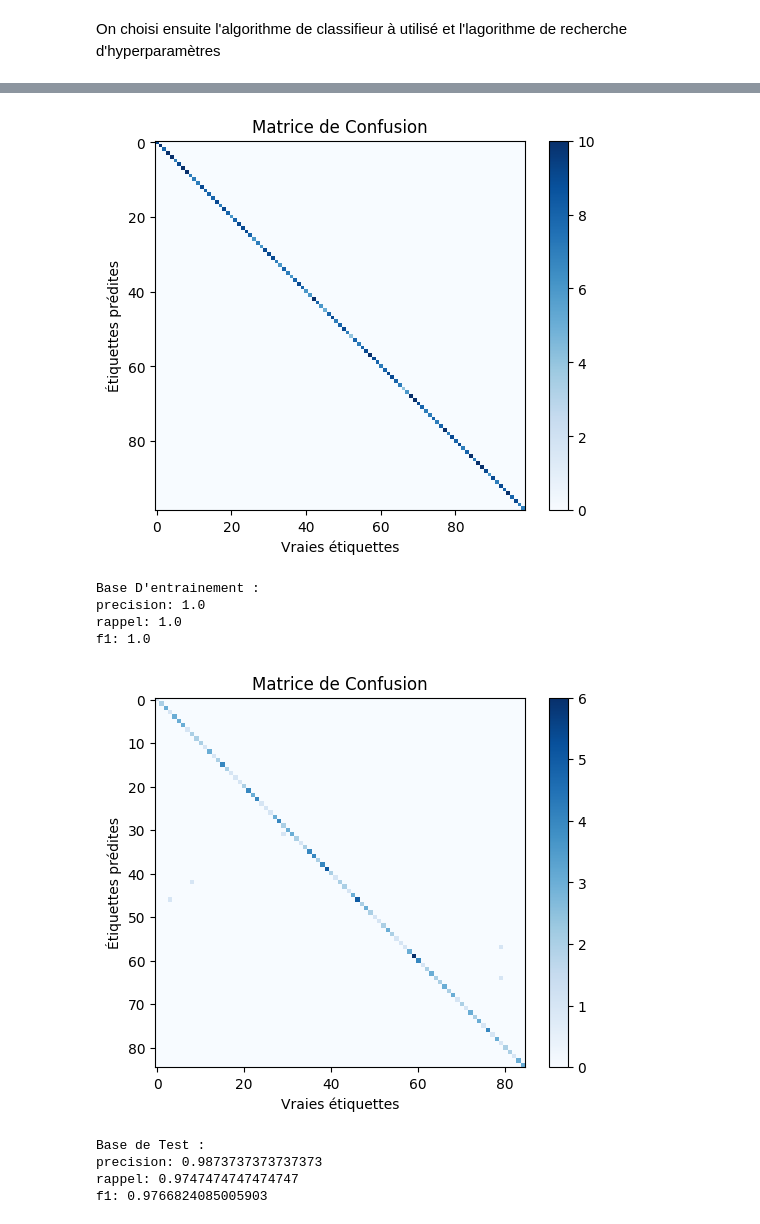
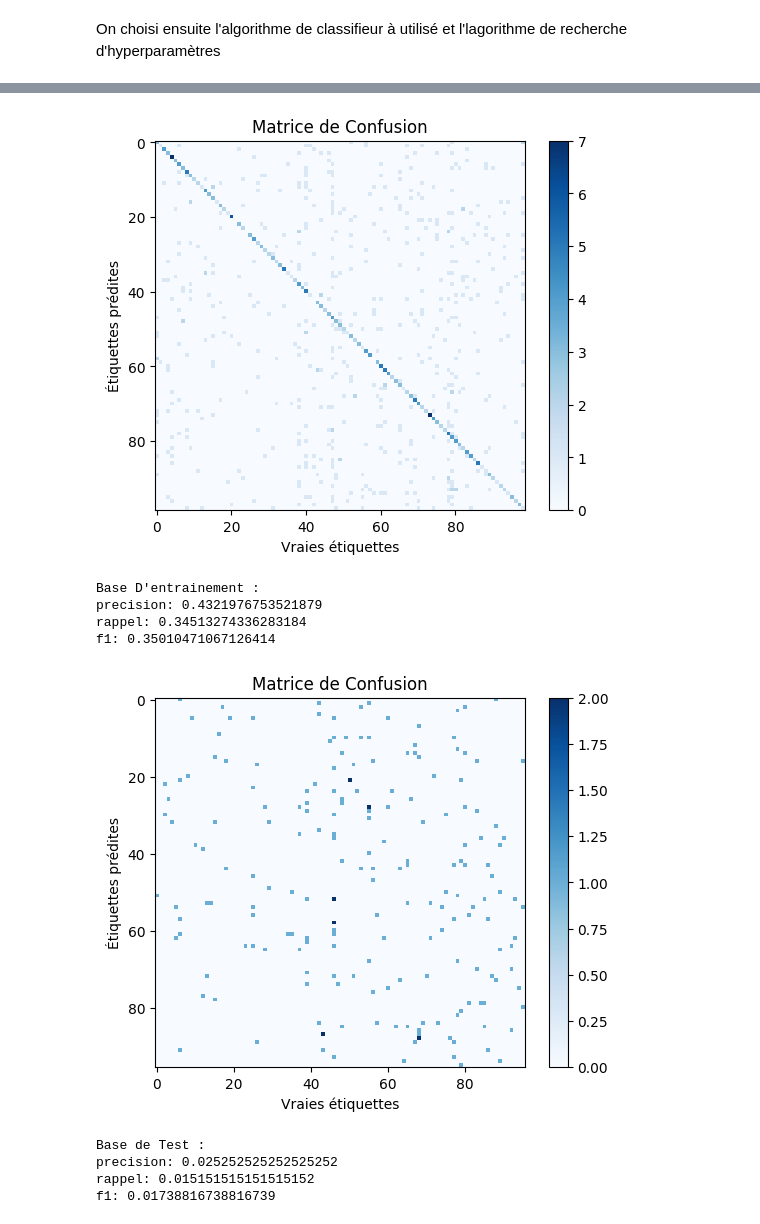
Before and after one commit to ValentinLH/Projet_de_Session_IFT712_Edeline_Ivanov_L-Hermite, a Jupyter notebook: Projet_de_Session_IFT712/projet_IFT712.ipynb, the cells around one changed output, grey strips where cells are left out. Drawn from its saved outputs; the diff is of its cells as text; code cells hidden in the pictures.

```diff
--- a/Projet_de_Session_IFT712/projet_IFT712.ipynb
+++ b/Projet_de_Session_IFT712/projet_IFT712.ipynb
@@ -67,3 +69,15 @@ X = scaler.fit_transform(X)
 #Séparation des données en groupe d'entrainement et groupe de test selon la proportion de la base de test
 proportion_base_de_test = 0.2
 X_train, X_test, T_train, T_test = train_test_split(X, T, test_size=proportion_base_de_test, random_state=42)
+
+# Nous devons décommenter la partie suivante pour l'execution du CNN
+
+trainData = TrainData(repertoire)
+
+train_loader = trainData.read_image(data_dir="../leaf-classification/images")
+trainData.imshow()
+
+dataiter = torch.utils.data.DataLoader.__iter__((train_loader))
+images, labels = dataiter.__next__()
+
+X_train, X_test, T_train, T_test = train_test_split(images, labels, test_size=0.2, random_state=42)
@@ -77,7 +96,11 @@ On choisi ensuite l'algorithme de classifieur à utilisé et l'lagorithme de rec
 #strategie_classifieur = Perceptron(learning_rate=0.112,max_iterations=500,penalty='l2')
 #strategie_classifieur = Reseaux_Neurones((64,64))
 #strategie_classifieur = AdaBoost(n_estimators=200, learning_rate=0.01, random_state=0, algorithm="SAMME.R", max_depth_tree_classifieur=3)
-strategie_classifieur = RandomForest(n_estimators=123, criterion="gini")
+#strategie_classifieur = RandomForest(n_estimators=123, criterion="gini")
+
+# Pour executer le CNN il faut aussi décommenté la partie traitement d'image au dessus
+strategie_classifieur = Net()
+
 
 #######################################################################################################
 #####           Ligne à modifier pour changer l'algorithme de recherche d'hyperparamètres          ####
@@ -118,35 +127,44 @@ precisin trouvée:  0.9767676767676768
 # %%
-#Entrainement du modèle
-classifieur.entrainement(X_train, T_train)
+#Prédiction et Affichage
 
 #Prediction sur la base de test
 predictions = classifieur.prediction(X_test)
+
+
+if type(strategie_classifieur) == Net and type(T_test) is not list:
+    _, y_test_pred = torch.max(T_test, 1)
+    T_test = y_test_pred.tolist()
+
+    _, y_train_pred = torch.max(T_train, 1)
+    T_train = y_train_pred.tolist()
+
 
 #Calcul de différentes metrique d'évaluation sur la base d'entrainement
 precision, rappel, f1, _ = classifieur.evaluer(X_train, T_train)
 print(f'Base D\'entrainement : ')
 print(f'precision: {precision}')
 print(f'rappel: {rappel}')
 print(f'f1: {f1}')
 
 
 #Calcul de différentes metrique d'évaluation sur la base de test
 precision, rappel, f1, _ = classifieur.evaluer(X_test,T_test)
 print(f'\nBase de Test : ')
 print(f'precision: {precision}')
 print(f'rappel: {rappel}')
 print(f'f1: {f1}')
 
-#Affichage des résultats dans un espace à deux dimensions
-classifieur.afficher_donnees_et_modele(X_train, T_train, X_test, T_test)
+if type(strategie_classifieur) != Net:
+    #Affichage des résultats dans un espace à deux dimensions
+    classifieur.afficher_donnees_et_modele(X_train, T_train, X_test, T_test)
 # %% [output]
-[figure, old version]
+[figure, new version]
 Base D'entrainement :
-precision: 1.0
-rappel: 1.0
-f1: 1.0
+precision: 0.4321976753521879
+rappel: 0.34513274336283184
+f1: 0.35010471067126414
-[figure, old version]
+[figure, new version]
 Base de Test :
-precision: 0.9873737373737373
-rappel: 0.9747474747474747
-f1: 0.9766824085005903
+precision: 0.025252525252525252
+rappel: 0.015151515151515152
+f1: 0.01738816738816739
```
Also changed, not shown: parts of 5 cells of this notebook, 2 other files.
